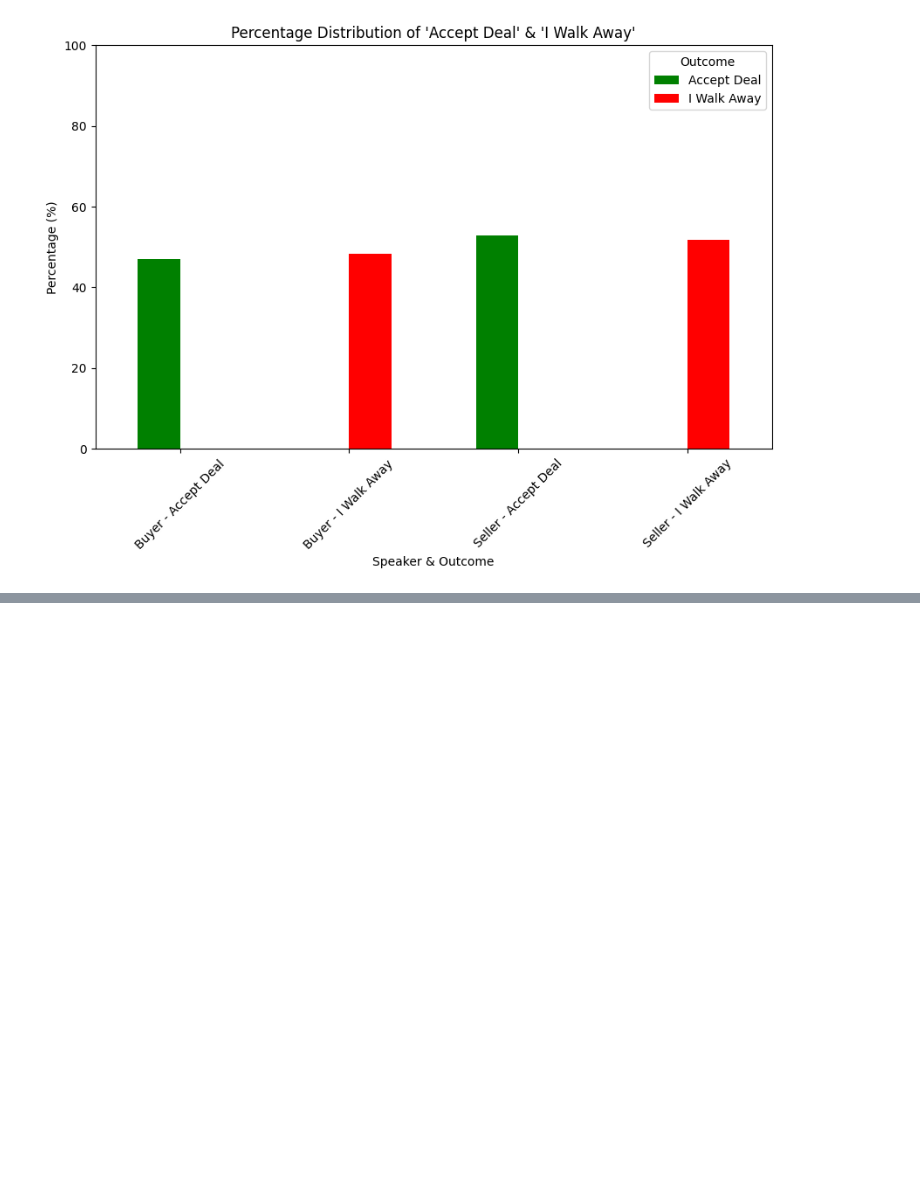
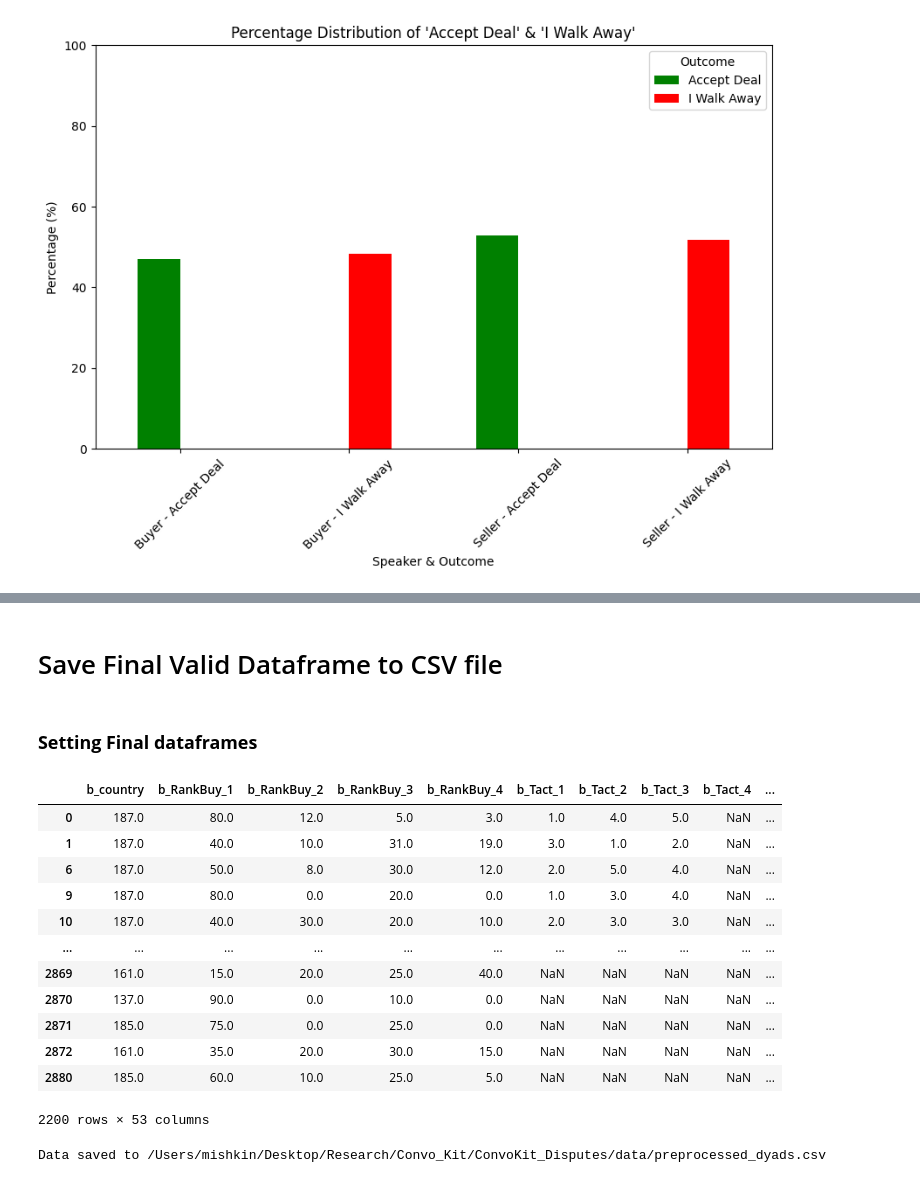
Before and after one commit to mishkin101/ConvoKit_Disputes, a Jupyter notebook: src/data_preprocessing.ipynb, the cells around one changed output, grey strips where cells are left out. Drawn from its saved outputs; the diff is of its cells as text; code cells hidden in the pictures; blank space fills up the shorter version.

```diff
--- a/src/data_preprocessing.ipynb
+++ b/src/data_preprocessing.ipynb
@@ -889,0 +920,28 @@ Name: count, dtype: int64
+# %% [markdown]
+# Save Final Valid Dataframe to CSV file
+# %% [markdown]
+### **Setting Final dataframes**
+# %%
+data_preprocessor.filterValidOutcomes()
+data_preprocessor.getDataframe()
+#data_preprocessor.getUtterancesDF()
+# %% [output]
+|  | b_country | b_RankBuy_1 | b_RankBuy_2 | b_RankBuy_3 | b_RankBuy_4 | b_Tact_1 | b_Tact_2 | b_Tact_3 | b_Tact_4 | ... |
+| 0 | 187.0 | 80.0 | 12.0 | 5.0 | 3.0 | 1.0 | 4.0 | 5.0 | NaN | ... |
+| 1 | 187.0 | 40.0 | 10.0 | 31.0 | 19.0 | 3.0 | 1.0 | 2.0 | NaN | ... |
+| 6 | 187.0 | 50.0 | 8.0 | 30.0 | 12.0 | 2.0 | 5.0 | 4.0 | NaN | ... |
+| 9 | 187.0 | 80.0 | 0.0 | 20.0 | 0.0 | 1.0 | 3.0 | 4.0 | NaN | ... |
+| 10 | 187.0 | 40.0 | 30.0 | 20.0 | 10.0 | 2.0 | 3.0 | 3.0 | NaN | ... |
+| ... | ... | ... | ... | ... | ... | ... | ... | ... | ... | ... |
+| 2869 | 161.0 | 15.0 | 20.0 | 25.0 | 40.0 | NaN | NaN | NaN | NaN | ... |
+| 2870 | 137.0 | 90.0 | 0.0 | 10.0 | 0.0 | NaN | NaN | NaN | NaN | ... |
+| 2871 | 185.0 | 75.0 | 0.0 | 25.0 | 0.0 | NaN | NaN | NaN | NaN | ... |
+| 2872 | 161.0 | 35.0 | 20.0 | 30.0 | 15.0 | NaN | NaN | NaN | NaN | ... |
+| 2880 | 185.0 | 60.0 | 10.0 | 25.0 | 5.0 | NaN | NaN | NaN | NaN | ... |
+2200 rows × 53 columns
+# %%
+# Ensure the folder exists before saving
+# Save DataFrame to CSV
+data_preprocessor.saveToCSV(final_filepath)
+# %% [output]
+Data saved to /Users/mishkin/Desktop/Research/Convo_Kit/ConvoKit_Disputes/data/preprocessed_dyads.csv
```
Also changed, not shown: parts of 13 cells of this notebook, 9 other files.
